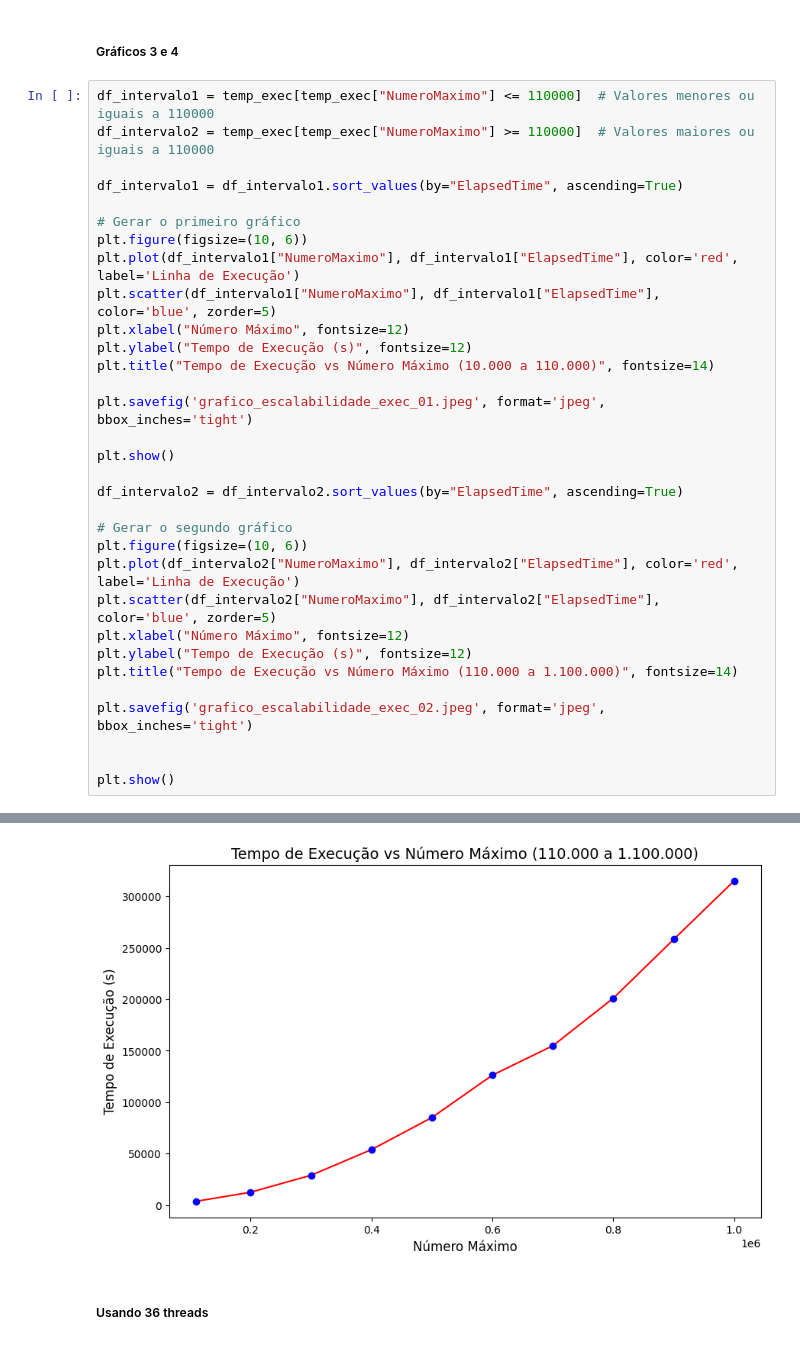
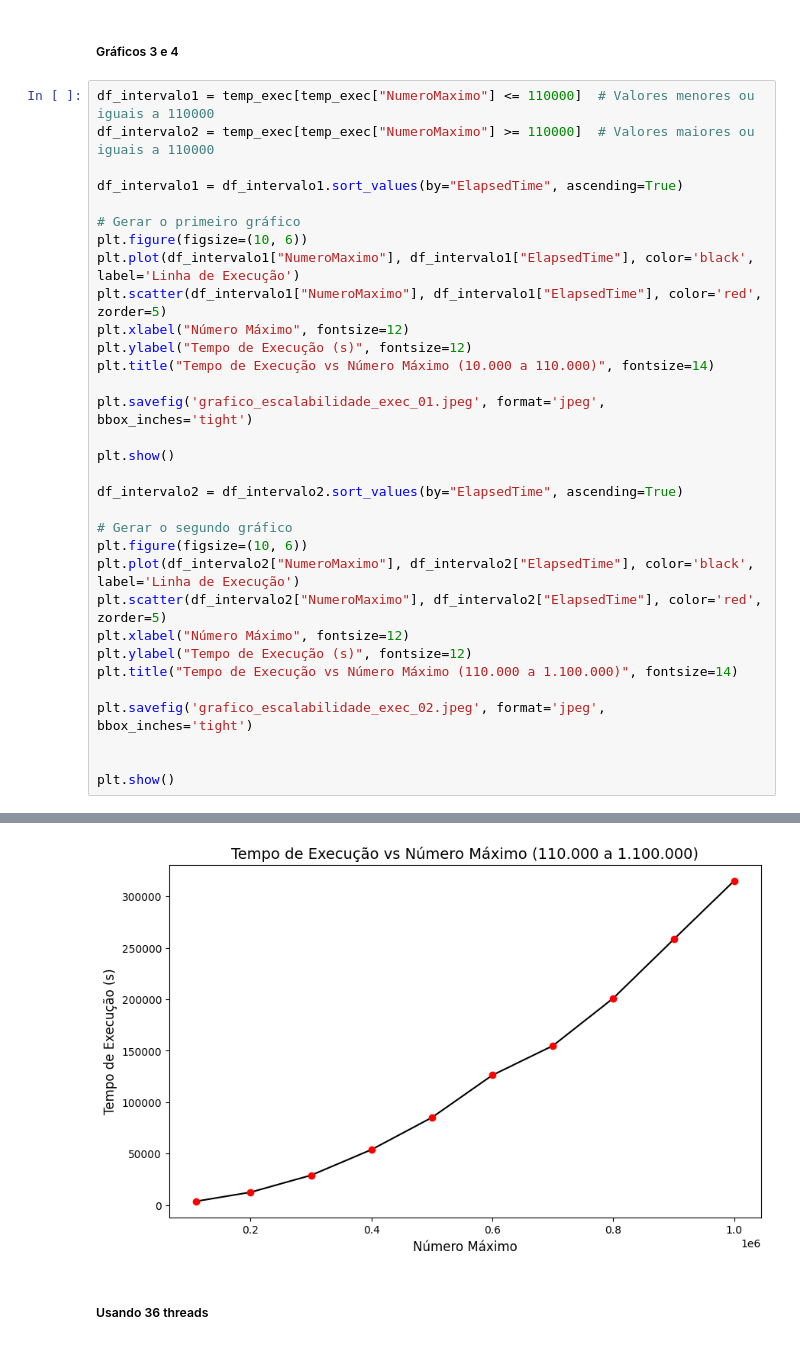
Before and after one commit to BrunSouza/Analise-desempenho-de-sistemas, a Jupyter notebook: Análise Notebook Pessoal/analise.ipynb, the cells around one changed output, grey strips where cells are left out. Saved outputs shown, nothing was run; the diff lists cells and outputs as text.

```diff
--- a/Análise Notebook Pessoal/analise.ipynb
+++ b/Análise Notebook Pessoal/analise.ipynb
@@ -179,38 +179,38 @@ display(temp_exec.style.hide(axis='index'))
 # %%
 df_intervalo1 = temp_exec[temp_exec["NumeroMaximo"] <= 110000]  # Valores menores ou iguais a 110000
 df_intervalo2 = temp_exec[temp_exec["NumeroMaximo"] >= 110000]  # Valores maiores ou iguais a 110000
 
 df_intervalo1 = df_intervalo1.sort_values(by="ElapsedTime", ascending=True)
 
 # Gerar o primeiro gráfico
 plt.figure(figsize=(10, 6))
-plt.plot(df_intervalo1["NumeroMaximo"], df_intervalo1["ElapsedTime"], color='red', label='Linha de Execução')
-plt.scatter(df_intervalo1["NumeroMaximo"], df_intervalo1["ElapsedTime"], color='blue', zorder=5)
+plt.plot(df_intervalo1["NumeroMaximo"], df_intervalo1["ElapsedTime"], color='black', label='Linha de Execução')
+plt.scatter(df_intervalo1["NumeroMaximo"], df_intervalo1["ElapsedTime"], color='red', zorder=5)
 plt.xlabel("Número Máximo", fontsize=12)
 plt.ylabel("Tempo de Execução (s)", fontsize=12)
 plt.title("Tempo de Execução vs Número Máximo (10.000 a 110.000)", fontsize=14)
 
 plt.savefig('grafico_escalabilidade_exec_01.jpeg', format='jpeg', bbox_inches='tight')
 
 plt.show()
 
 df_intervalo2 = df_intervalo2.sort_values(by="ElapsedTime", ascending=True)
 
 # Gerar o segundo gráfico
 plt.figure(figsize=(10, 6))
-plt.plot(df_intervalo2["NumeroMaximo"], df_intervalo2["ElapsedTime"], color='red', label='Linha de Execução')
-plt.scatter(df_intervalo2["NumeroMaximo"], df_intervalo2["ElapsedTime"], color='blue', zorder=5)
+plt.plot(df_intervalo2["NumeroMaximo"], df_intervalo2["ElapsedTime"], color='black', label='Linha de Execução')
+plt.scatter(df_intervalo2["NumeroMaximo"], df_intervalo2["ElapsedTime"], color='red', zorder=5)
 plt.xlabel("Número Máximo", fontsize=12)
 plt.ylabel("Tempo de Execução (s)", fontsize=12)
 plt.title("Tempo de Execução vs Número Máximo (110.000 a 1.100.000)", fontsize=14)
 
 plt.savefig('grafico_escalabilidade_exec_02.jpeg', format='jpeg', bbox_inches='tight')
 
 
 plt.show()
 # %% [output]
 [figure]
-[figure, old version]
+[figure, new version]
 # %% [markdown]
 ##### Usando 36 threads
 # %%
```
Also changed, not shown: parts of 1 cell of this notebook, 2 other files.
